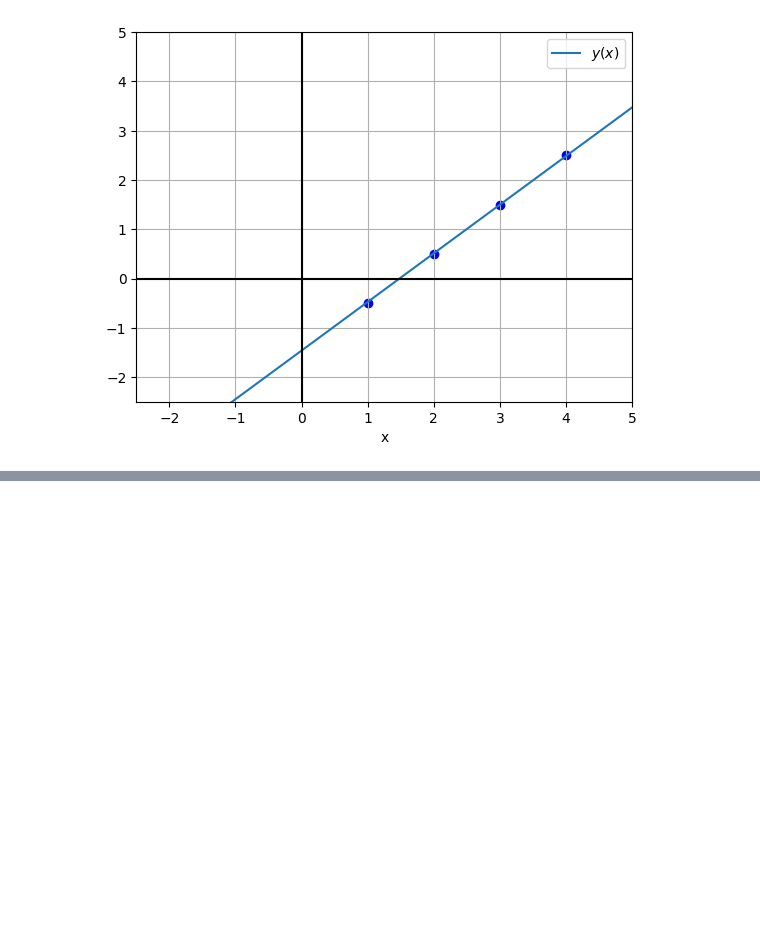
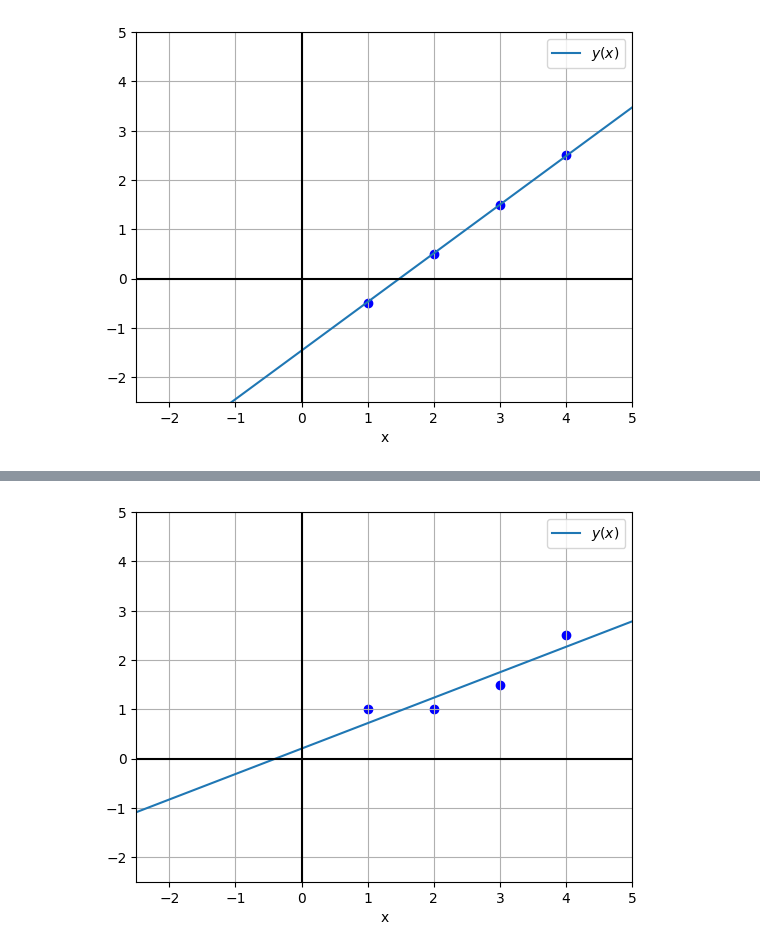
Before and after one commit to Justusperthes/Comphy, a Jupyter notebook: w9/neural_nets.ipynb, the cells around one changed output, grey strips where cells are left out. Cells and saved outputs as stored; diff of their text form; code cells hidden in the pictures; blank space fills up the shorter version.

```diff
--- a/w9/neural_nets.ipynb
+++ b/w9/neural_nets.ipynb
@@ -185,0 +188,4 @@ plt.show()  # Display the plot
+# %%
+# next data which is non-linear
+x_tensor = torch.tensor([1, 2, 3, 4])
+y_tensor = torch.tensor([1,1,1.5,2.5])
@@ -185,0 +250,29 @@ plt.show()  # Display the plot
+# %%
+A = model.A.data.item()
+b = model.b.data.item()
+def lin_func(x,A,b):
+    return A*x+b
+
+# Create a figure and an axes
+fig, ax = plt.subplots()
+xs = torch.linspace(-10, 10, 100, requires_grad=True)
+ys = lin_func(xs,A,b)
+yps = torch.autograd.grad(ys, xs, grad_outputs=torch.ones_like(xs))[0]
+
+with torch.no_grad():
+    ax.plot(xs, ys, label='$y(x)$')  # No conversion to numpy
+
+ax.set_xlabel("x")
+ax.grid(True)
+ax.axhline(0, color='k')
+ax.axvline(0, color='k')
+ax.set_xlim([-2.5, 5])  # Set the y-axis limits
+ax.set_ylim([-2.5, 5])  # Set the y-axis limits
+ax.legend()
+
+# Plot data points
+plt.scatter(x_tensor, y_tensor, color='blue', label='Data points')
+
+plt.show()  # Display the plot
+# %% [output]
+[figure, added]
```
Also changed, not shown: parts of 2 cells of this notebook.
